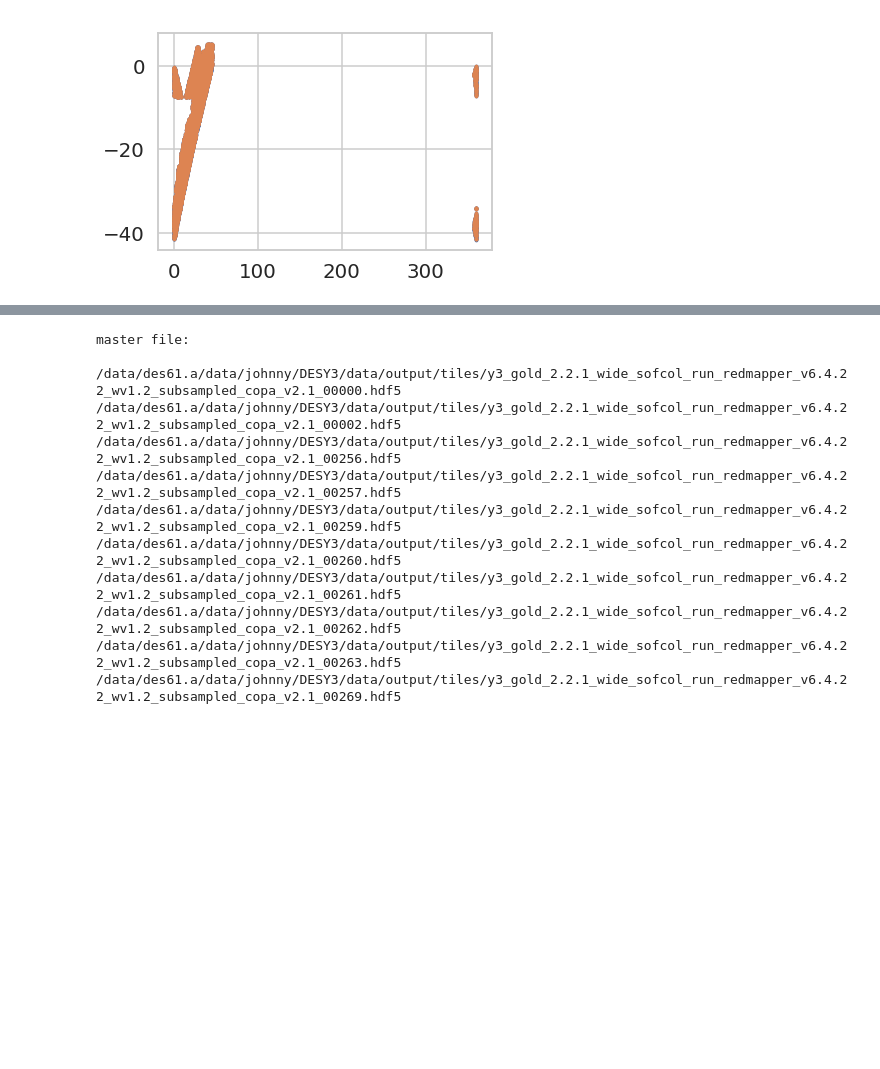
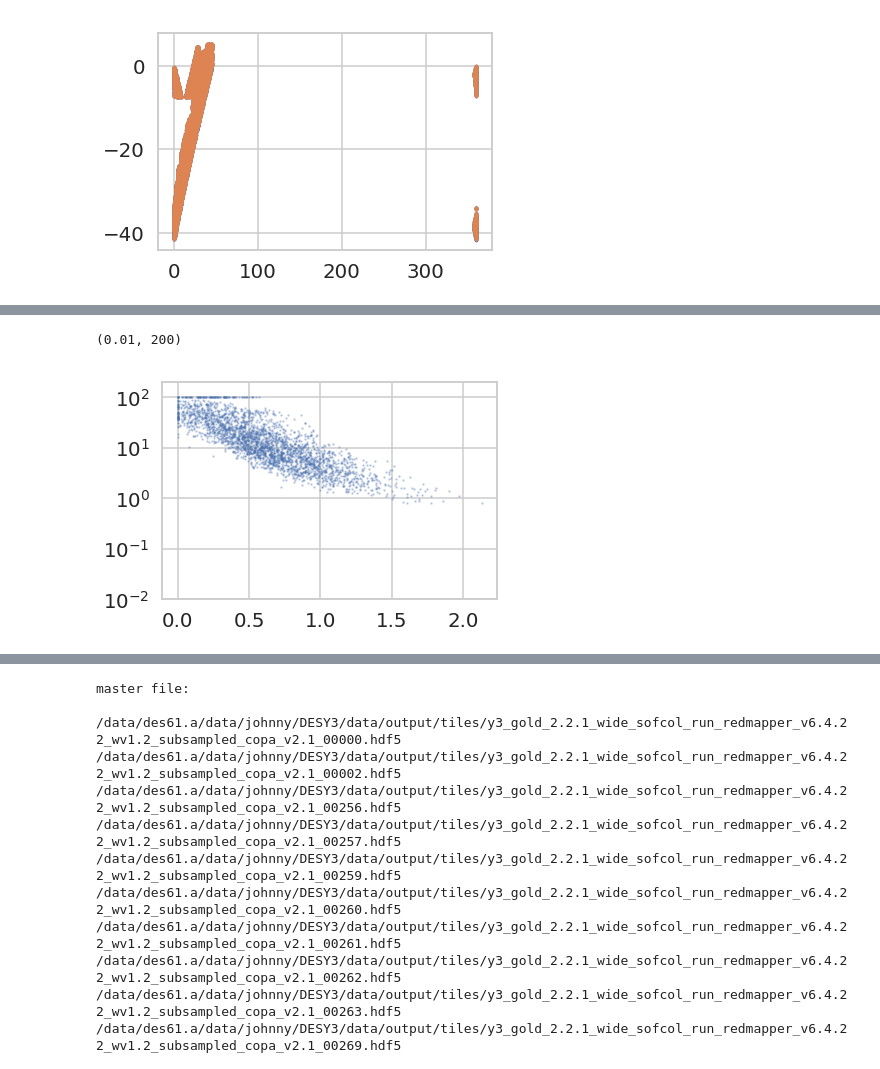
Before and after one commit to estevesjh/CopacabanaRuns, a Jupyter notebook: analysis/clusters/0.CheckClusterResults.ipynb, the cells around one changed output, grey strips where cells are left out. Drawn from its saved outputs; the diff is of its cells as text; code cells hidden in the pictures; blank space fills up the shorter version.

```diff
--- a/analysis/clusters/0.CheckClusterResults.ipynb
+++ b/analysis/clusters/0.CheckClusterResults.ipynb
@@ -138,0 +193,10 @@ plt.scatter(ra[zero],dec[zero],s=5)
+# %%
+r = np.array(gal['R'])
+pdfr = np.array(gal['pdfr'])
+
+plt.scatter(r[keys[1]][::20],pdfr[keys[1]][::20],s=1.,alpha=0.3)
+plt.yscale('log')
+plt.ylim(0.01,200)
+# %% [output]
+(0.01, 200)
+[figure, added]
```
Also changed, not shown: parts of 19 cells of this notebook, 6 other files.
